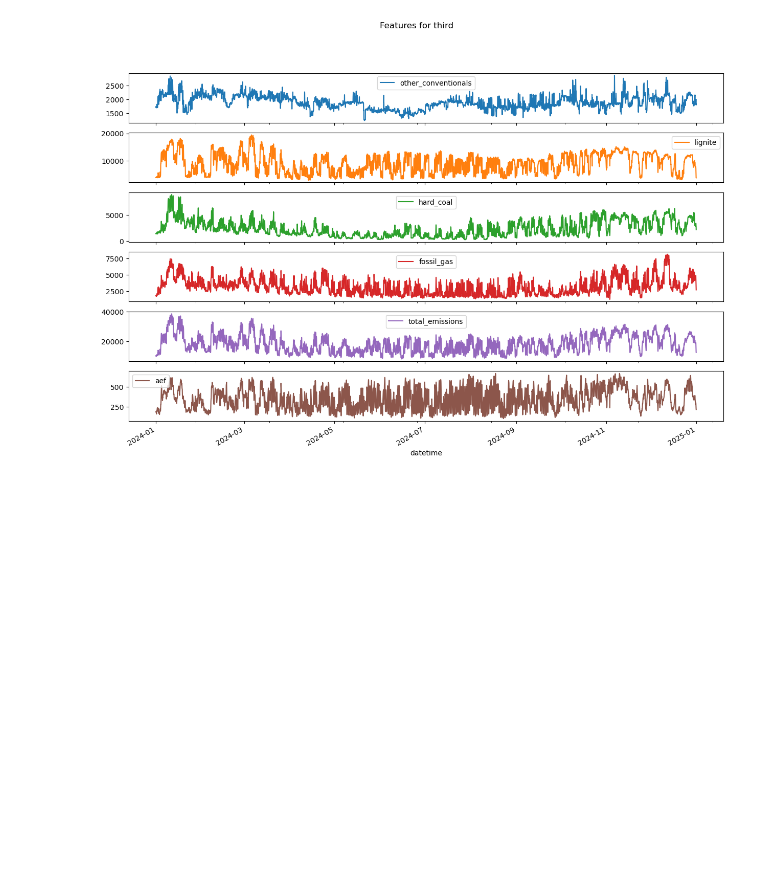
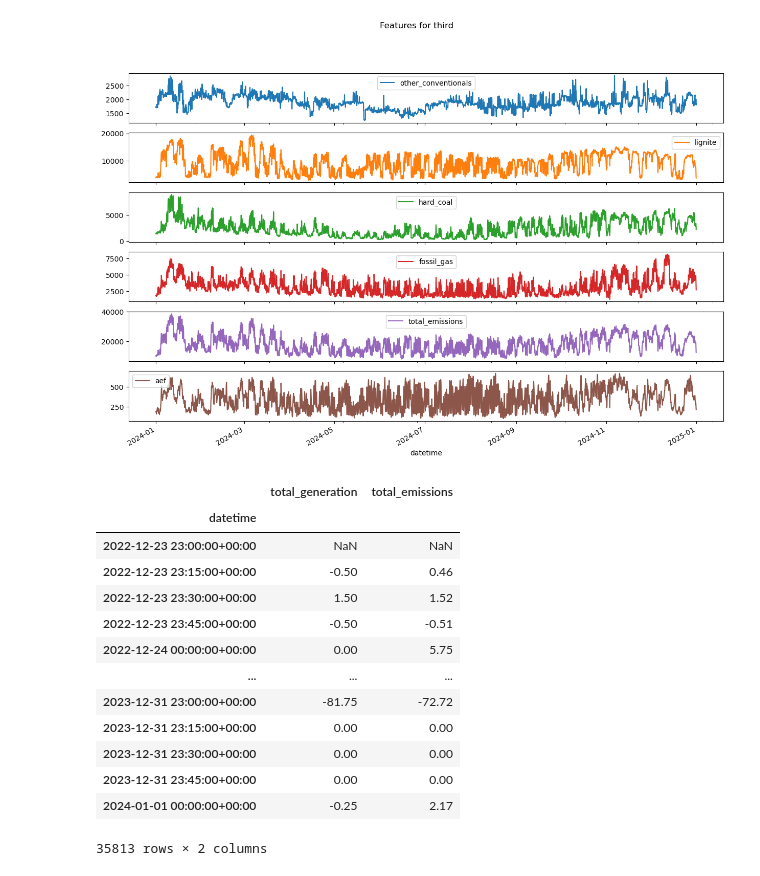
Before and after one commit to AK960/marginal-emissions-germany, a Jupyter notebook: notebooks/data_inspection.ipynb, the cells around one changed output. Cells and saved outputs as stored; diff of their text form; code cells hidden in the pictures; blank space fills up the shorter version.

```diff
--- a/notebooks/data_inspection.ipynb
+++ b/notebooks/data_inspection.ipynb
@@ -297,3 +297,27 @@ Plotting features for second...
 [figure]
 Plotting features for third...
 [figure]
+# %%
+import pandas as pd
+from marginal_emissions.utils.helper import test_stationarity
+
+test_df = pd.read_csv('../data/processed/analysis_tennet_2023_15min_utc_202212232300_202401010000.csv', index_col=0)
+test_df.index = pd.to_datetime(test_df.index, format='ISO8601')
+delta_df = test_df - test_df.shift(1)
+
+delta_df
+# %% [output]
+|  | total_generation | total_emissions |
+| datetime |  |  |
+| 2022-12-23 23:00:00+00:00 | NaN | NaN |
+| 2022-12-23 23:15:00+00:00 | -0.50 | 0.46 |
+| 2022-12-23 23:30:00+00:00 | 1.50 | 1.52 |
+| 2022-12-23 23:45:00+00:00 | -0.50 | -0.51 |
+| 2022-12-24 00:00:00+00:00 | 0.00 | 5.75 |
+| ... | ... | ... |
+| 2023-12-31 23:00:00+00:00 | -81.75 | -72.72 |
+| 2023-12-31 23:15:00+00:00 | 0.00 | 0.00 |
+| 2023-12-31 23:30:00+00:00 | 0.00 | 0.00 |
+| 2023-12-31 23:45:00+00:00 | 0.00 | 0.00 |
+| 2024-01-01 00:00:00+00:00 | -0.25 | 2.17 |
+35813 rows × 2 columns
```
Also changed, not shown: parts of 4 cells of this notebook, 28 other files.
